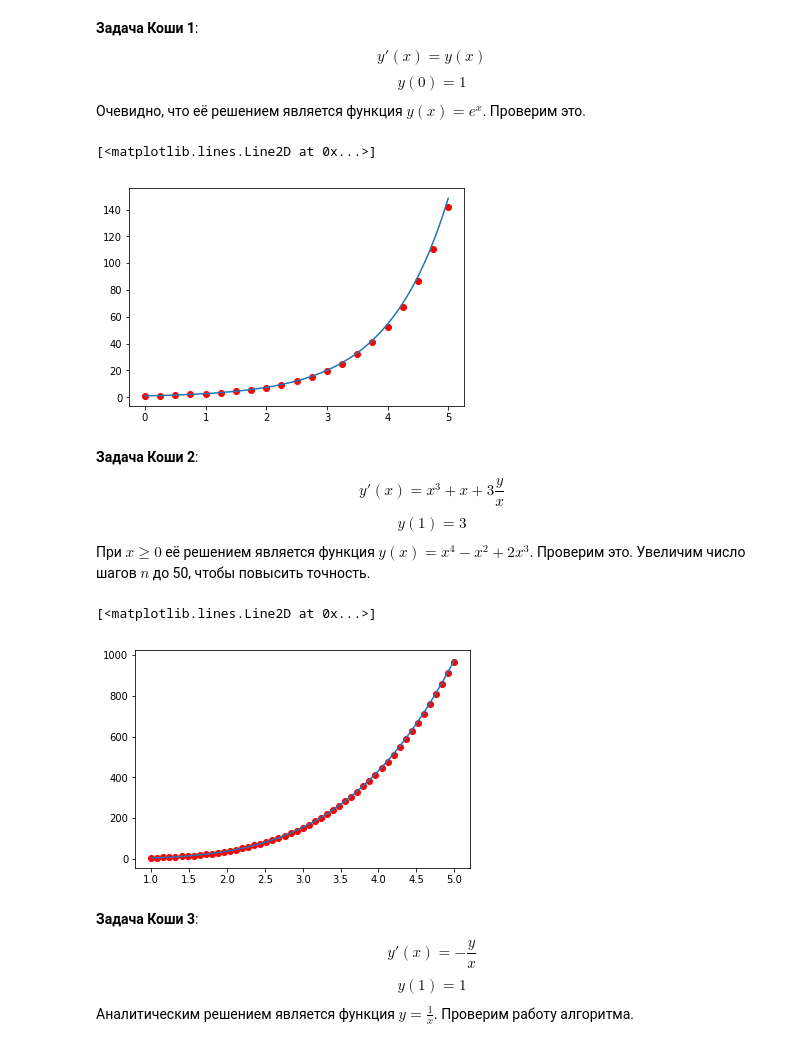
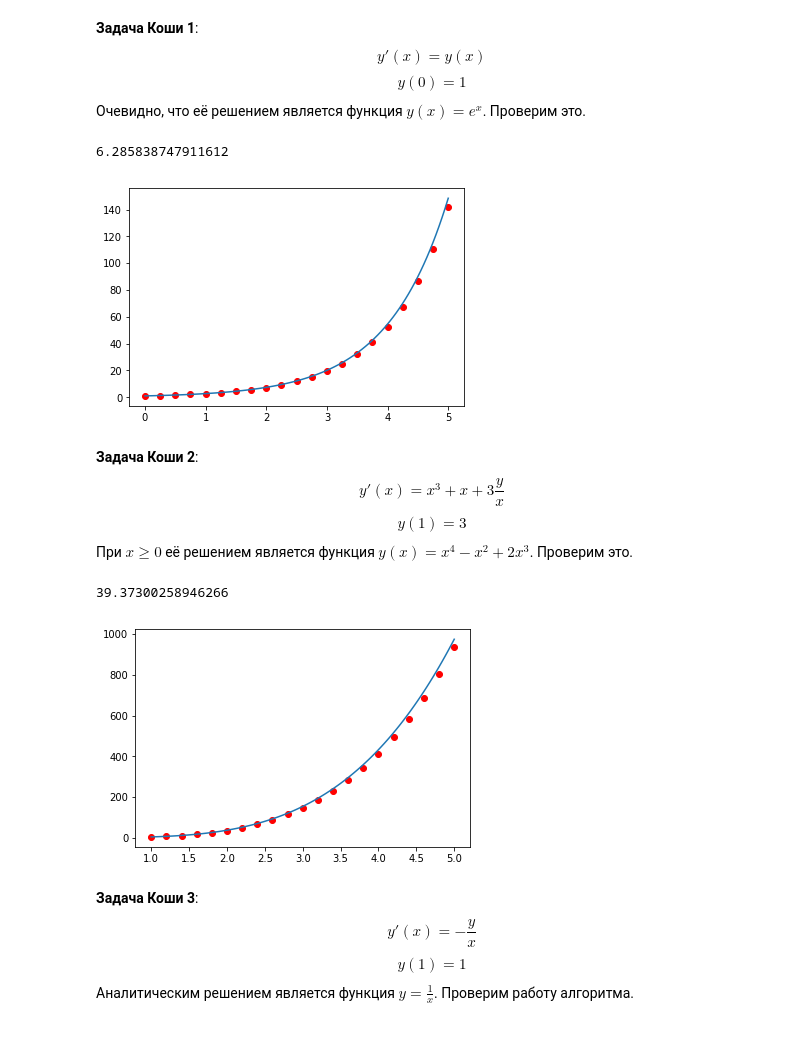
Before and after one commit to Sorrow321/NM, a Jupyter notebook: DifEq.ipynb, the cells around one changed output. Saved outputs shown, nothing was run; the diff lists cells and outputs as text; code cells hidden in the pictures.

```diff
--- a/DifEq.ipynb
+++ b/DifEq.ipynb
@@ -56,25 +60,31 @@ plt.pyplot.scatter(x = solution[:, 0], y = solution[:, 1], c = 'red') # стро
 
 true_solution = np.linspace(0, 5, 100) # мелкая сетка для вывода аналитического решения
 plt.pyplot.plot(true_solution, np.exp(true_solution)) # график аналитического решения
+
+difference = abs(solution[:, 1] - (np.exp(solution[:, 0]))) # модули погрешностей
+print(np.amax(difference)) # максимум из модулей погрешностей
 # %% [output]
-[<matplotlib.lines.Line2D at 0x...>]
+6.285838747911612
 [figure]
 # %% [markdown]
-**Задача Коши 2**: $$y'(x) = x^3+x+3\frac{y}{x}$$ $$y(1)=3$$При $x \geqslant 0$ её решением является функция $y(x) = x^4 - x^2 + 2x^3$. Проверим это. Увеличим число шагов $n$ до 50, чтобы повысить точность.
+**Задача Коши 2**: $$y'(x) = x^3+x+3\frac{y}{x}$$ $$y(1)=3$$При $x \geqslant 0$ её решением является функция $y(x) = x^4 - x^2 + 2x^3$. Проверим это.
 # %%
 def func(x, y):
     return x * x * x + x + 3 * y / x
 
-res = Runge_Kutta_method(1, 3, func, 4,  50)
+res = Runge_Kutta_method(1, 3, func, 4,  20)
 solution = np.array(list(res.items())) # превращаем словарь в массив пар (x, y)
 plt.pyplot.scatter(x = solution[:, 0], y = solution[:, 1], c = 'red') # строим график нашей сеточной функции
 
 true_solution = np.linspace(1, 5, 100) # мелкая сетка для вывода аналитического решения
 plt.pyplot.plot(true_solution, np.power(true_solution, 4) - np.power(true_solution, 2) + 3 * np.power(true_solution, 3))
 # график аналитического решения
+
+difference = abs(solution[:, 1] - (np.power(solution[:, 0], 4) - np.power(solution[:, 0], 2) + 3 * np.power(solution[:, 0], 3)))
+print(np.amax(difference)) # максимум из модулей погрешностей
 # %% [output]
-[<matplotlib.lines.Line2D at 0x...>]
+39.37300258946266
-[figure, old version]
+[figure, new version]
 # %% [markdown]
 **Задача Коши 3**: $$y'(x) = -\frac{y}{x}$$ $$y(1)=1$$Аналитическим решением является функция $y=\frac{1}{x}$. Проверим работу алгоритма.
 # %%
```
Also changed, not shown: parts of 14 cells of this notebook.
